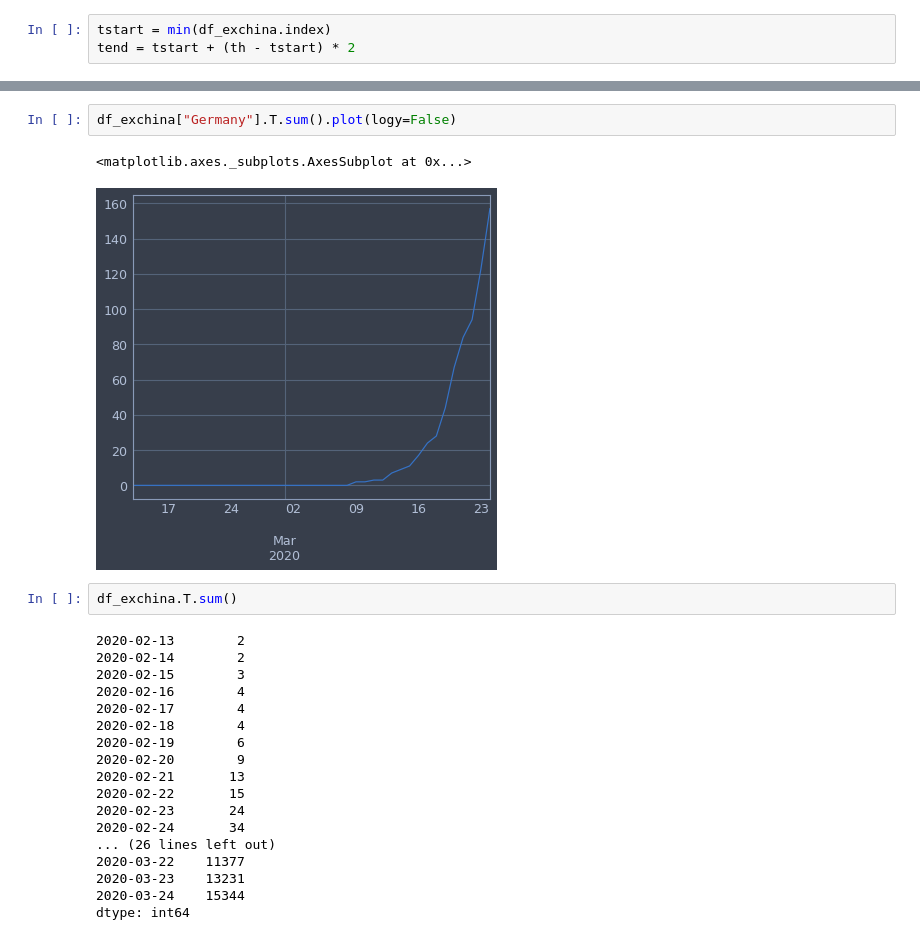
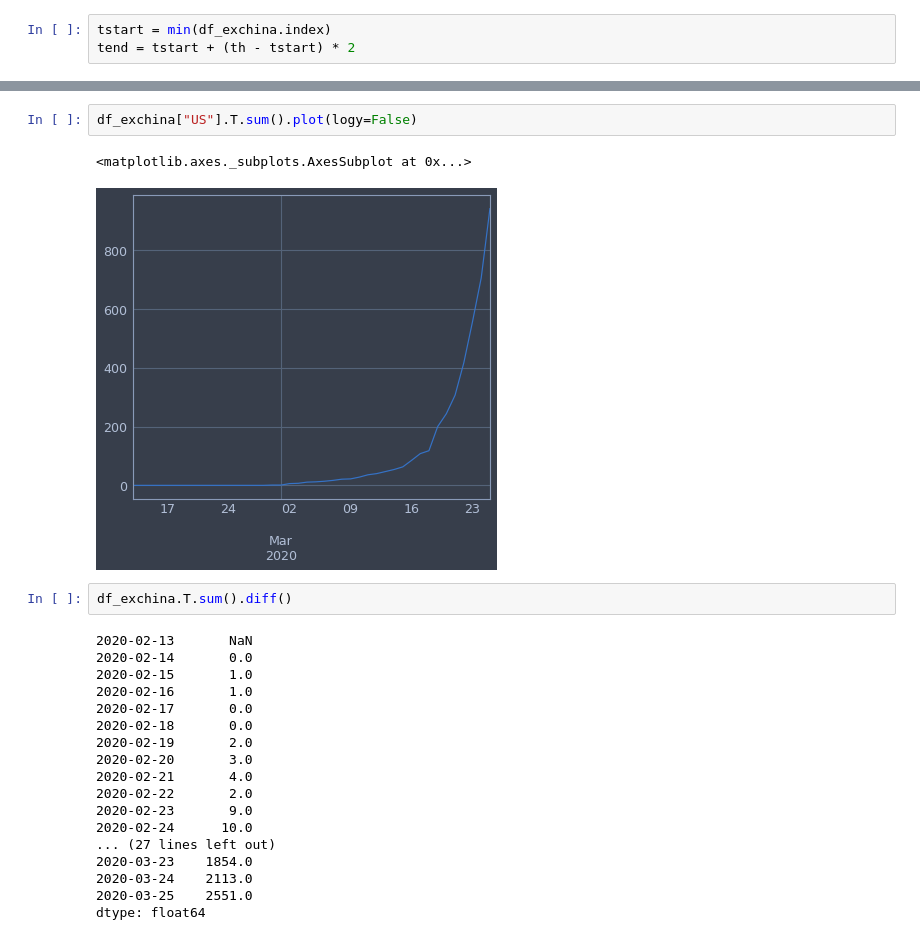
Before and after one commit to pcjedi/notebooks, a Jupyter notebook: corona.ipynb, the cells around one changed output, grey strips where cells are left out. Cells and saved outputs as stored; diff of their text form.

```diff
--- a/corona.ipynb
+++ b/corona.ipynb
@@ -119,28 +119,28 @@ plt.show()
 # %%
-df_exchina["Germany"].T.sum().plot(logy=False)
+df_exchina["US"].T.sum().plot(logy=False)
 # %% [output]
 <matplotlib.axes._subplots.AxesSubplot at 0x...>
-[figure, old version]
+[figure, new version]
 # %%
-df_exchina.T.sum()
+df_exchina.T.sum().diff()
 # %% [output]
-2020-02-13        2
-2020-02-14        2
-2020-02-15        3
-2020-02-16        4
-2020-02-17        4
-2020-02-18        4
-2020-02-19        6
-2020-02-20        9
-2020-02-21       13
-2020-02-22       15
-2020-02-23       24
-2020-02-24       34
-... (26 lines left out)
-2020-03-22    11377
-2020-03-23    13231
-2020-03-24    15344
-dtype: int64
+2020-02-13       NaN
+2020-02-14       0.0
+2020-02-15       1.0
+2020-02-16       1.0
+2020-02-17       0.0
+2020-02-18       0.0
+2020-02-19       2.0
+2020-02-20       3.0
+2020-02-21       4.0
+2020-02-22       2.0
+2020-02-23       9.0
+2020-02-24      10.0
+... (27 lines left out)
+2020-03-23    1854.0
+2020-03-24    2113.0
+2020-03-25    2551.0
+dtype: float64
 # %%
 x = []
 y_var = []
```
Also changed, not shown: parts of 10 cells of this notebook.
